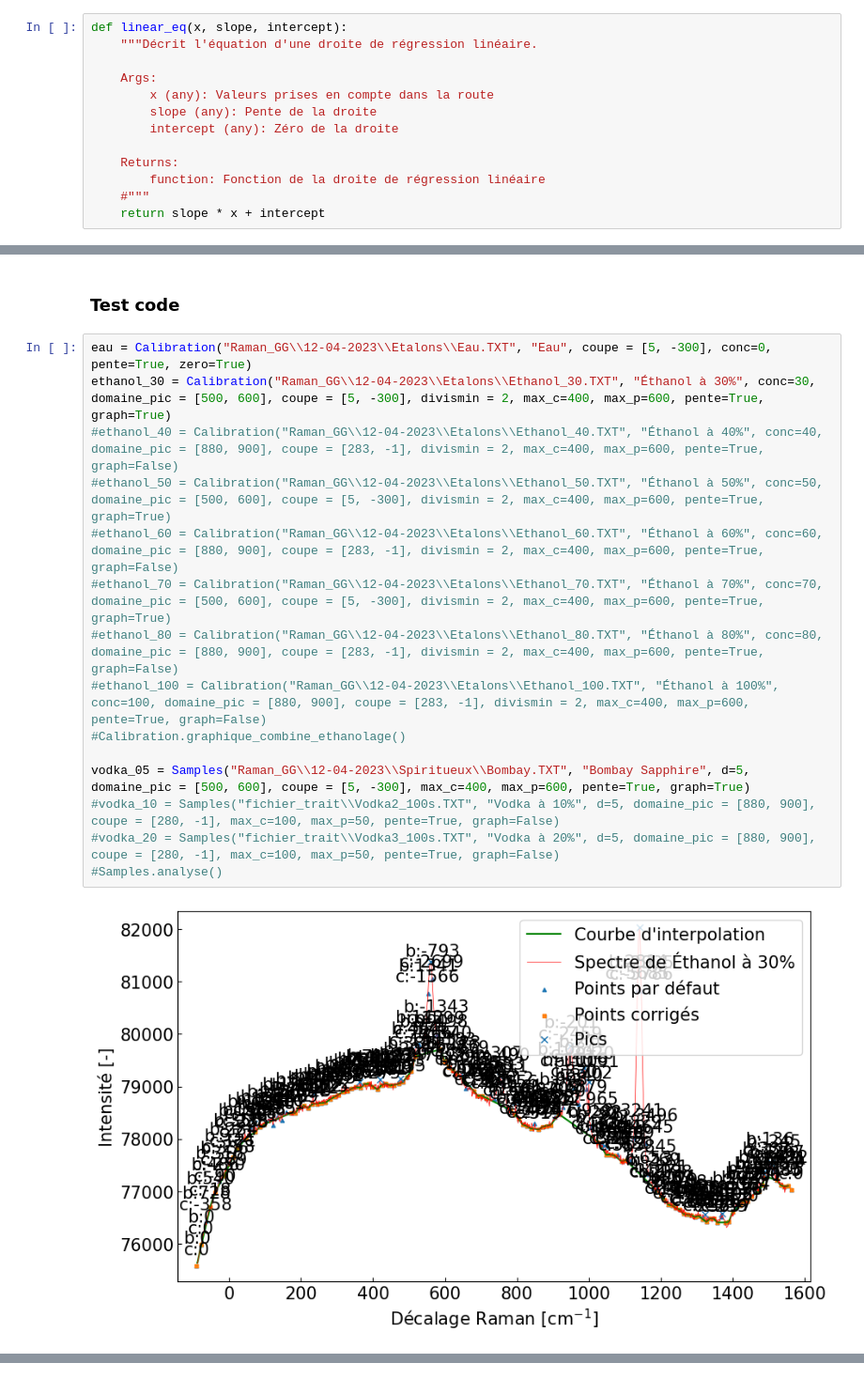
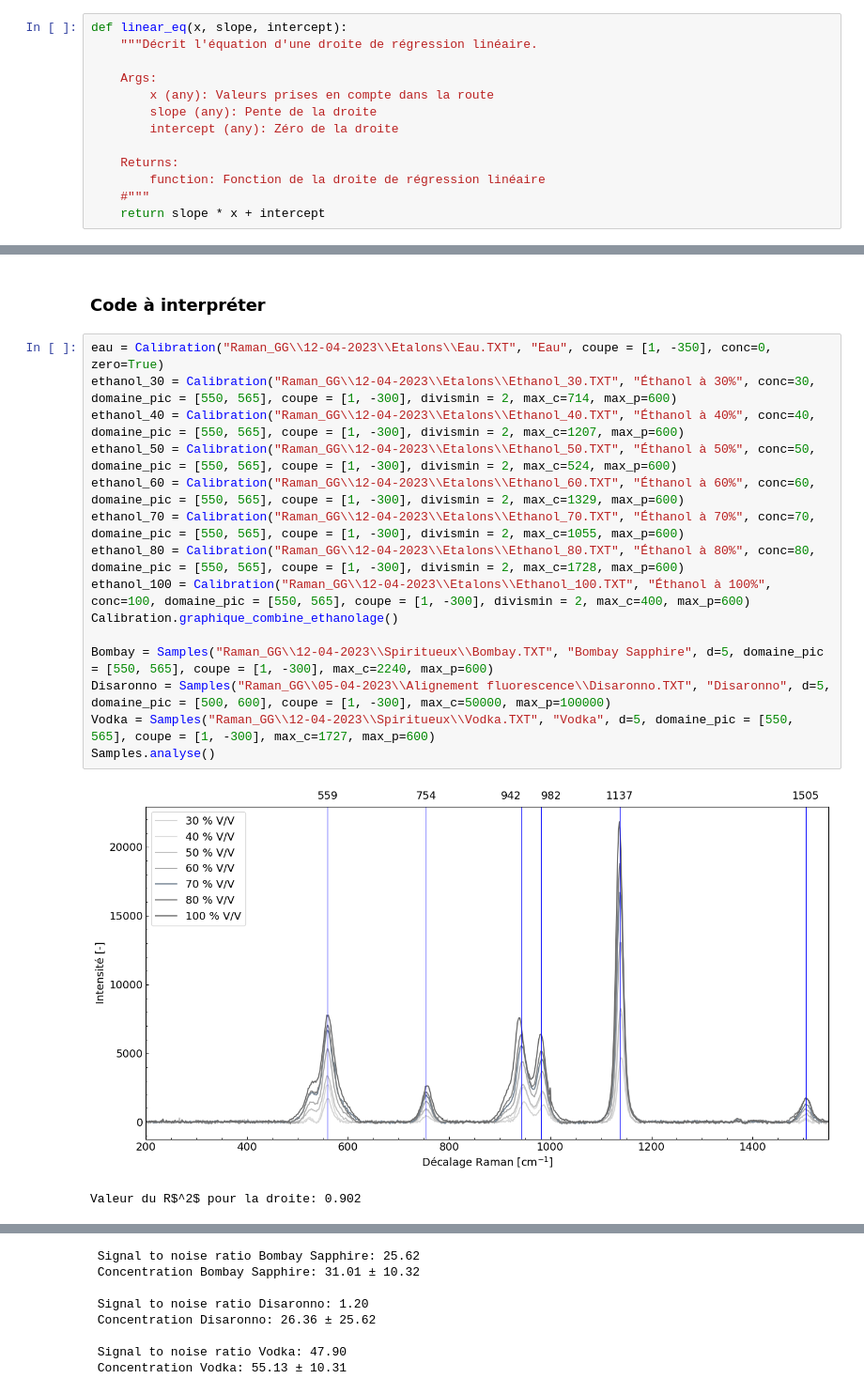
Before and after one commit to GeremyMichaud/Optique_experimentale_P2, a Jupyter notebook: class_analyze.ipynb, the cells around one changed output, grey strips where cells are left out. Shown at 94% size. Saved outputs shown, nothing was run; the diff lists cells and outputs as text.

```diff
--- a/class_analyze.ipynb
+++ b/class_analyze.ipynb
@@ -682,19 +544,20 @@ class Samples(Calibration):
-# %% [markdown]
-### Test code
+# %% [markdown]
+### Code à interpréter
 # %%
-eau = Calibration("Raman_GG\\12-04-2023\\Etalons\\Eau.TXT", "Eau", coupe = [5, -300], conc=0, pente=True, zero=True)
-ethanol_30 = Calibration("Raman_GG\\12-04-2023\\Etalons\\Ethanol_30.TXT", "Éthanol à 30%", conc=30, domaine_pic = [500, 600], coupe = [5, -300], divismin = 2, max_c=400, max_p=600, pente=True, graph=True)
-#ethanol_40 = Calibration("Raman_GG\\12-04-2023\\Etalons\\Ethanol_40.TXT", "Éthanol à 40%", conc=40, domaine_pic = [880, 900], coupe = [283, -1], divismin = 2, max_c=400, max_p=600, pente=True, graph=False)
-#ethanol_50 = Calibration("Raman_GG\\12-04-2023\\Etalons\\Ethanol_50.TXT", "Éthanol à 50%", conc=50, domaine_pic = [500, 600], coupe = [5, -300], divismin = 2, max_c=400, max_p=600, pente=True, graph=True)
-#ethanol_60 = Calibration("Raman_GG\\12-04-2023\\Etalons\\Ethanol_60.TXT", "Éthanol à 60%", conc=60, domaine_pic = [880, 900], coupe = [283, -1], divismin = 2, max_c=400, max_p=600, pente=True, graph=False)
-#ethanol_70 = Calibration("Raman_GG\\12-04-2023\\Etalons\\Ethanol_70.TXT", "Éthanol à 70%", conc=70, domaine_pic = [500, 600], coupe = [5, -300], divismin = 2, max_c=400, max_p=600, pente=True, graph=True)
-#ethanol_80 = Calibration("Raman_GG\\12-04-2023\\Etalons\\Ethanol_80.TXT", "Éthanol à 80%", conc=80, domaine_pic = [880, 900], coupe = [283, -1], divismin = 2, max_c=400, max_p=600, pente=True, graph=False)
-#ethanol_100 = Calibration("Raman_GG\\12-04-2023\\Etalons\\Ethanol_100.TXT", "Éthanol à 100%", conc=100, domaine_pic = [880, 900], coupe = [283, -1], divismin = 2, max_c=400, max_p=600, pente=True, graph=False)
-#Calibration.graphique_combine_ethanolage()
+eau = Calibration("Raman_GG\\12-04-2023\\Etalons\\Eau.TXT", "Eau", coupe = [1, -350], conc=0, zero=True)
+ethanol_30 = Calibration("Raman_GG\\12-04-2023\\Etalons\\Ethanol_30.TXT", "Éthanol à 30%", conc=30, domaine_pic = [550, 565], coupe = [1, -300], divismin = 2, max_c=714, max_p=600)
+ethanol_40 = Calibration("Raman_GG\\12-04-2023\\Etalons\\Ethanol_40.TXT", "Éthanol à 40%", conc=40, domaine_pic = [550, 565], coupe = [1, -300], divismin = 2, max_c=1207, max_p=600)
+ethanol_50 = Calibration("Raman_GG\\12-04-2023\\Etalons\\Ethanol_50.TXT", "Éthanol à 50%", conc=50, domaine_pic = [550, 565], coupe = [1, -300], divismin = 2, max_c=524, max_p=600)
+ethanol_60 = Calibration("Raman_GG\\12-04-2023\\Etalons\\Ethanol_60.TXT", "Éthanol à 60%", conc=60, domaine_pic = [550, 565], coupe = [1, -300], divismin = 2, max_c=1329, max_p=600)
+ethanol_70 = Calibration("Raman_GG\\12-04-2023\\Etalons\\Ethanol_70.TXT", "Éthanol à 70%", conc=70, domaine_pic = [550, 565], coupe = [1, -300], divismin = 2, max_c=1055, max_p=600)
+ethanol_80 = Calibration("Raman_GG\\12-04-2023\\Etalons\\Ethanol_80.TXT", "Éthanol à 80%", conc=80, domaine_pic = [550, 565], coupe = [1, -300], divismin = 2, max_c=1728, max_p=600)
+ethanol_100 = Calibration("Raman_GG\\12-04-2023\\Etalons\\Ethanol_100.TXT", "Éthanol à 100%", conc=100, domaine_pic = [550, 565], coupe = [1, -300], divismin = 2, max_c=400, max_p=600)
+Calibration.graphique_combine_ethanolage()
 
-vodka_05 = Samples("Raman_GG\\12-04-2023\\Spiritueux\\Bombay.TXT", "Bombay Sapphire", d=5, domaine_pic = [500, 600], coupe = [5, -300], max_c=400, max_p=600, pente=True, graph=True)
-#vodka_10 = Samples("fichier_trait\\Vodka2_100s.TXT", "Vodka à 10%", d=5, domaine_pic = [880, 900], coupe = [280, -1], max_c=100, max_p=50, pente=True, graph=False)
-#vodka_20 = Samples("fichier_trait\\Vodka3_100s.TXT", "Vodka à 20%", d=5, domaine_pic = [880, 900], coupe = [280, -1], max_c=100, max_p=50, pente=True, graph=False)
-#Samples.analyse()
+Bombay = Samples("Raman_GG\\12-04-2023\\Spiritueux\\Bombay.TXT", "Bombay Sapphire", d=5, domaine_pic = [550, 565], coupe = [1, -300], max_c=2240, max_p=600)
+Disaronno = Samples("Raman_GG\\05-04-2023\\Alignement fluorescence\\Disaronno.TXT", "Disaronno", d=5, domaine_pic = [500, 600], coupe = [1, -300], max_c=50000, max_p=100000)
+Vodka = Samples("Raman_GG\\12-04-2023\\Spiritueux\\Vodka.TXT", "Vodka", d=5, domaine_pic = [550, 565], coupe = [1, -300], max_c=1727, max_p=600)
+Samples.analyse()
 # %% [output]
-[figure, old version]
+[figure, new version]
+Valeur du R$^2$ pour la droite: 0.902
@@ -701,0 +565,8 @@ vodka_05 = Samples("Raman_GG\\12-04-2023\\Spiritueux\\Bombay.TXT", "Bombay Sapph
+ Signal to noise ratio Bombay Sapphire: 25.62
+ Concentration Bombay Sapphire: 31.01 ± 10.32
+
+ Signal to noise ratio Disaronno: 1.20
+ Concentration Disaronno: 26.36 ± 25.62
+
+ Signal to noise ratio Vodka: 47.90
+ Concentration Vodka: 55.13 ± 10.31
```
Also changed, not shown: parts of 3 cells of this notebook, 14 other files.
